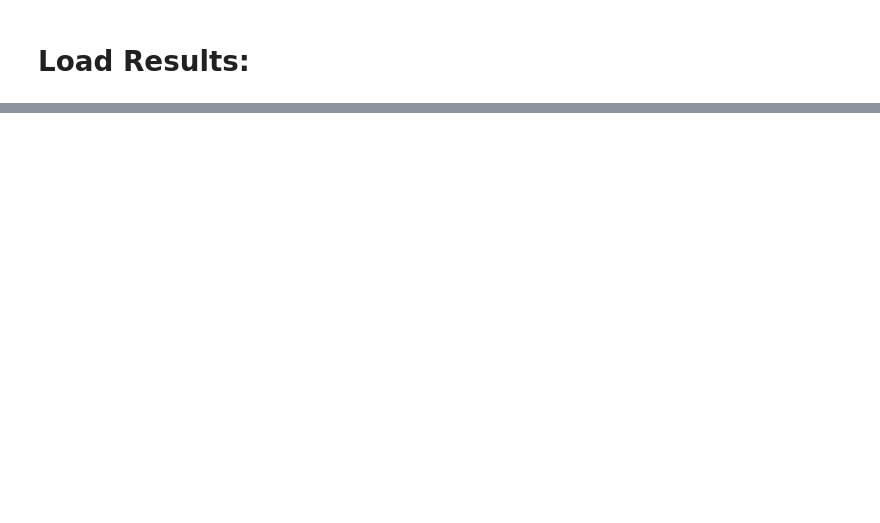
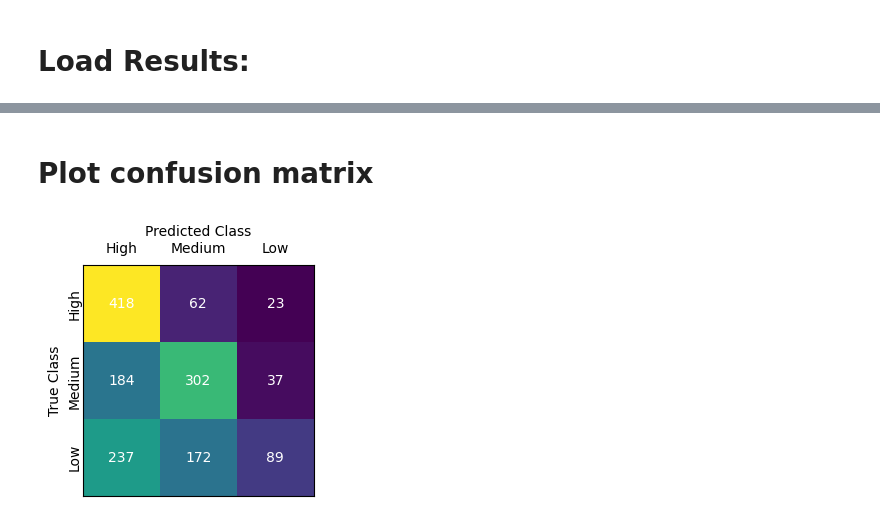
Before and after one commit to k-randl/conformal_prompting, a Jupyter notebook: results/results.ipynb, the cells around one changed output, grey strips where cells are left out. Drawn from its saved outputs; the diff is of its cells as text; code cells hidden in the pictures; blank space fills up the shorter version.

```diff
--- a/results/results.ipynb
+++ b/results/results.ipynb
@@ -34,5 +38,5 @@ array(['allergens', 'biological', 'chemical',
 # %%
-with open('data/incidents/support_zones.json', 'r') as file:
+with open('../data/incidents/support_zones.json', 'r') as file:
     high_support, low_support = json.load(file)[LABEL]
 # %%
 high_support
@@ -53,5 +81,5 @@ low_support
 # %%
-counts = pd.read_csv('data/incidents/incidents_final.csv')[LABEL].value_counts()
+counts = pd.read_csv('../data/incidents/incidents_final.csv')[LABEL].value_counts()
 
 class_map = list(zip(
     class_map,
@@ -80,8 +114,8 @@ results = {}
 for m in MODELS:
     r = []
     try:
-        for i in range(5):
-            with open(f'results/{m}/{m}-{LABEL}-{i:d}.pickle', 'rb') as f:
+        for i in CV_SPLITS:
+            with open(f'{m}/{m}-{LABEL}-{i:d}.pickle', 'rb') as f:
                 r.append(pickle.load(f))
     except FileNotFoundError: continue
     results[m] = r
@@ -165,0 +200,28 @@ $0.36 \pm 0.04$ & $0.78 \pm 0.02$ \\
+# %% [markdown]
+# Plot confusion matrix
+# %%
+hs_mask = np.zeros(len(class_map), dtype=bool)
+ls_mask = np.zeros(len(class_map), dtype=bool)
+ms_mask = np.zeros(len(class_map), dtype=bool)
+
+for c, i, _ in class_map:
+    hs_mask[i] = c in high_support
+    ls_mask[i] = c in low_support
+    ms_mask[i] = not(hs_mask[i] or ls_mask[i])
+
+y_pred = np.array([
+    np.argmax([e[hs_mask].max(), e[ms_mask].max(), e[ls_mask].max()])
+    for e in results['bow-svm'][0]['predictions']
+])
+y_true = np.array([
+    np.argmax([e[hs_mask].max(), e[ms_mask].max(), e[ls_mask].max()])
+    for e in results['bow-svm'][0]['labels']
+])
+
+cm = ConfusionMatrix(y_true, y_pred, classes=["High", "Medium", "Low"])
+# %%
+fig, axs = plt.subplots(1, 1, figsize=(3, 3))
+cm.plot(axs)
+fig.savefig(f'../pictures/plots/cm_bow-svm_{LABEL}.pdf')
+# %% [output]
+[figure, added]
```
Also changed, not shown: parts of 7 cells of this notebook, 15 other files.
